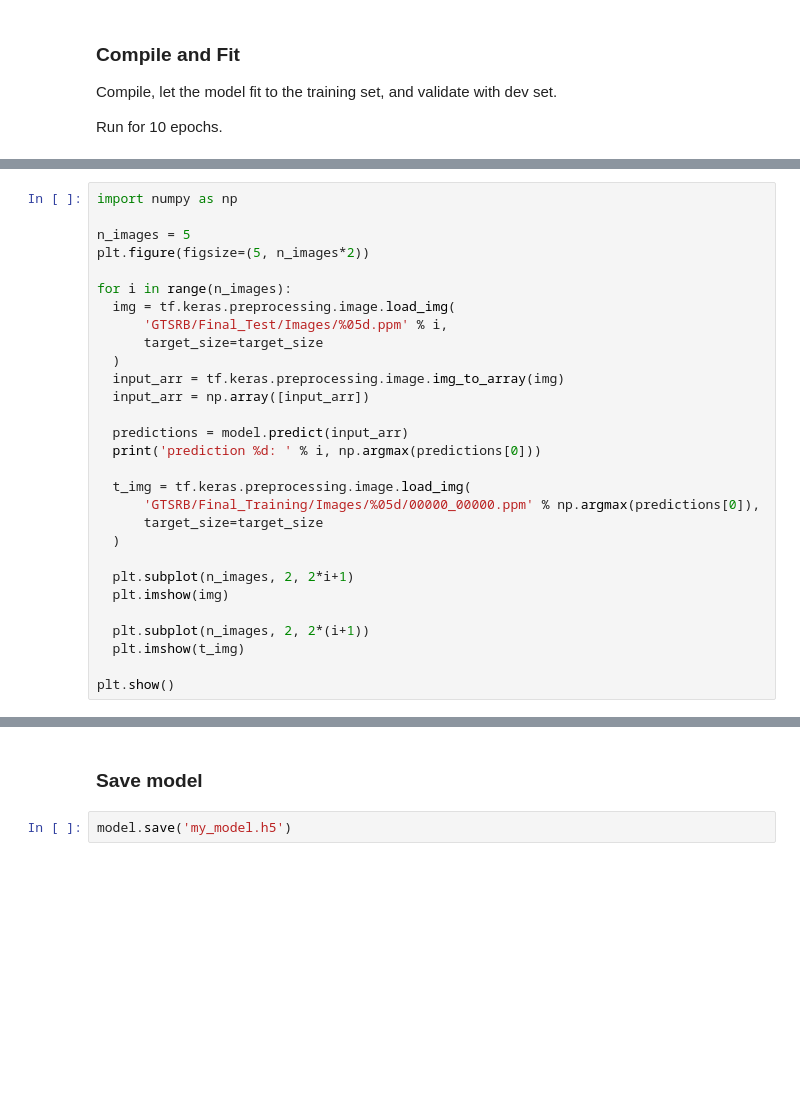
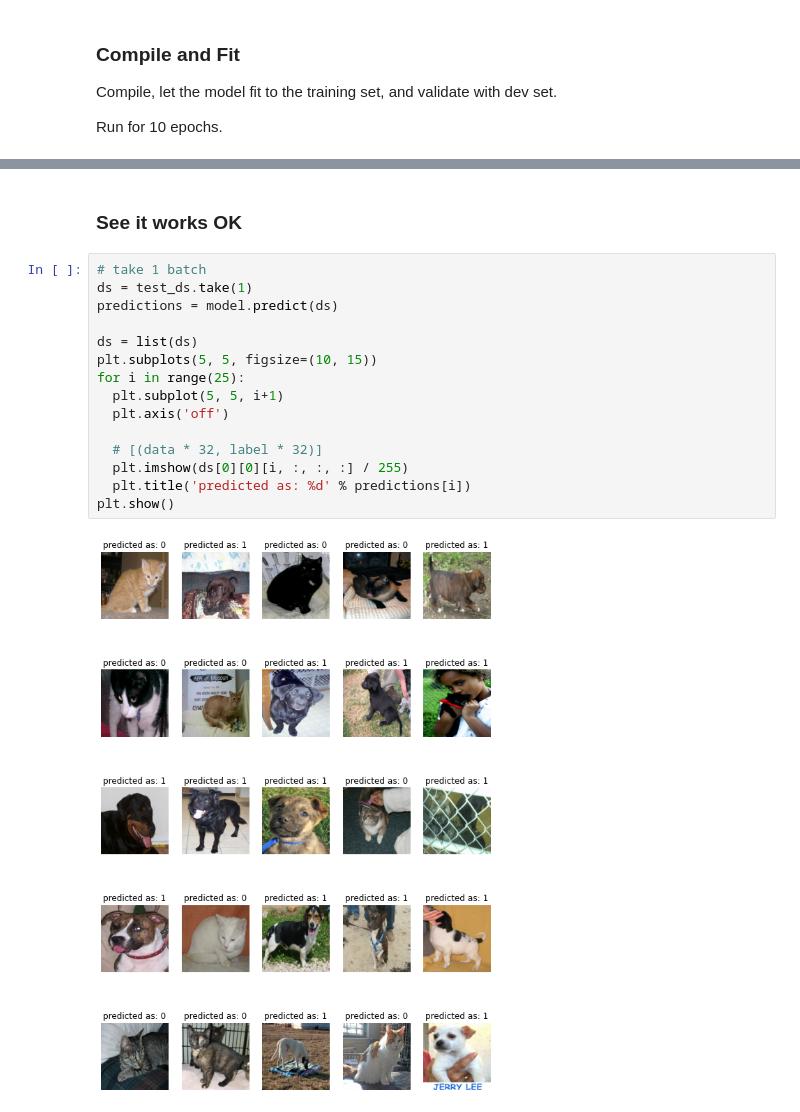
Before and after one commit to rubycho/cv-notes, a Jupyter notebook: CV01/CV01 Transfer Learning, Classification.ipynb, the cells around one changed output, grey strips where cells are left out. Cells and saved outputs as stored; diff of their text form; blank space fills up the shorter version.

```diff
--- a/CV01/CV01 Transfer Learning, Classification.ipynb
+++ b/CV01/CV01 Transfer Learning, Classification.ipynb
@@ -182,29 +166,0 @@ Predict few images, check whether the model works OK.
-# %%
-import numpy as np
-
-n_images = 5
-plt.figure(figsize=(5, n_images*2))
-
-for i in range(n_images):
-  img = tf.keras.preprocessing.image.load_img(
-      'GTSRB/Final_Test/Images/%05d.ppm' % i,
-      target_size=target_size
-  )
-  input_arr = tf.keras.preprocessing.image.img_to_array(img)
-  input_arr = np.array([input_arr])
-
-  predictions = model.predict(input_arr)
-  print('prediction %d: ' % i, np.argmax(predictions[0]))
-
-  t_img = tf.keras.preprocessing.image.load_img(
-      'GTSRB/Final_Training/Images/%05d/00000_00000.ppm' % np.argmax(predictions[0]),
-      target_size=target_size
-  )
-
-  plt.subplot(n_images, 2, 2*i+1)
-  plt.imshow(img)
-
-  plt.subplot(n_images, 2, 2*(i+1))
-  plt.imshow(t_img)
-
-plt.show()
@@ -218,4 +167,19 @@ prediction 4:  11
-# %% [markdown]
-### Save model
-# %%
-model.save('my_model.h5')
+# %% [markdown]
+### See it works OK
+# %%
+# take 1 batch
+ds = test_ds.take(1)
+predictions = model.predict(ds)
+
+ds = list(ds)
+plt.subplots(5, 5, figsize=(10, 15))
+for i in range(25):
+  plt.subplot(5, 5, i+1)
+  plt.axis('off')
+
+  # [(data * 32, label * 32)]
+  plt.imshow(ds[0][0][i, :, :, :] / 255)
+  plt.title('predicted as: %d' % predictions[i])
+plt.show()
+# %% [output]
+[figure, added]
```
Also changed, not shown: parts of 21 cells of this notebook.
